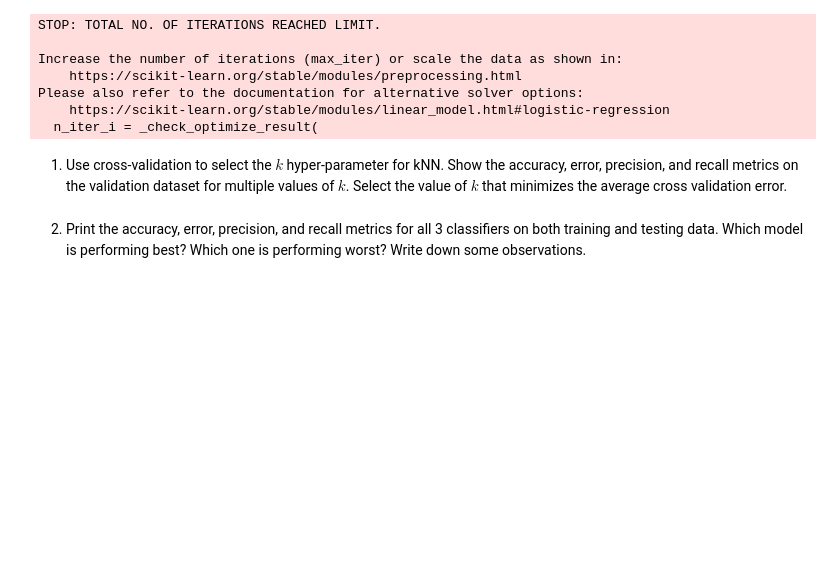
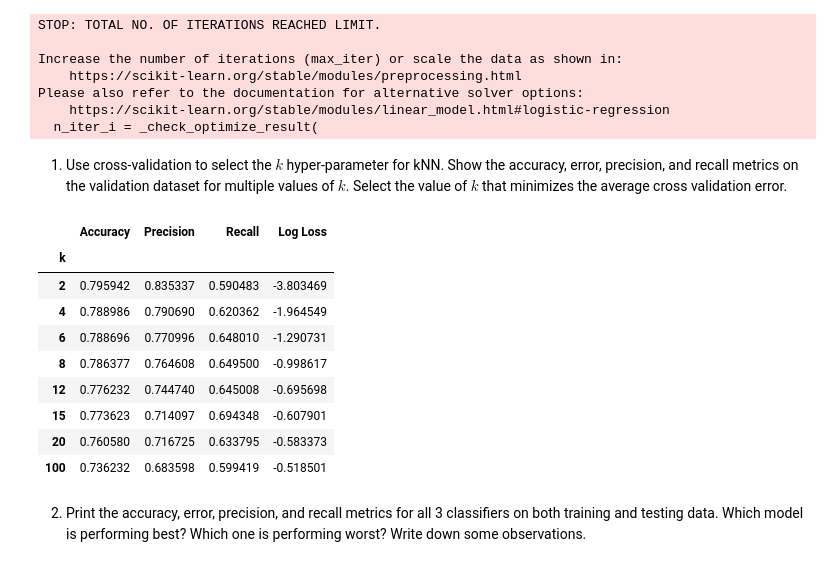
Before and after one commit to pponn/DS4400, a Jupyter notebook: HW3/problem3.ipynb, the cells around one changed output. Drawn from its saved outputs; the diff is of its cells as text; code cells hidden in the pictures; blank space fills up the shorter version.

```diff
--- a/HW3/problem3.ipynb
+++ b/HW3/problem3.ipynb
@@ -63,6 +64,43 @@ knn.fit(X_train, y_train)
 y_pred_knn = knn.predict(np.ascontiguousarray(X_test))
 # %% [markdown]
 1. Use cross-validation to select the $k$ hyper-parameter for kNN. Show the accuracy, error, precision, and recall metrics on the validation dataset for multiple values of $k$. Select the value of $k$ that minimizes the average cross validation error.
+# %%
+k_values = [2, 4, 6, 8, 12, 15, 20, 100]
+
+cross_validation = StratifiedKFold()
+
+rows = []
+
+for k in k_values:
+    knn = KNeighborsClassifier(n_neighbors=k, algorithm='ball_tree')
+    results = cross_validate(knn, X_train, y_train, cv=cross_validation, scoring={
+            'accuracy': 'accuracy',
+            'precision': 'precision',
+            'recall': 'recall',
+            'error':'neg_log_loss',
+        })
+
+    rows.append({
+        "k": k,
+        "Accuracy": results['test_accuracy'].mean(),
+        "Precision": results['test_precision'].mean(),
+        "Recall": results['test_recall'].mean(),
+        "Log Loss": results['test_error'].mean()
+    })
+
+metrics = pd.DataFrame(rows).set_index("k")
+display(metrics)
+# %% [output]
+|  | Accuracy | Precision | Recall | Log Loss |
+| k |  |  |  |  |
+| 2 | 0.795942 | 0.835337 | 0.590483 | -3.803469 |
+| 4 | 0.788986 | 0.790690 | 0.620362 | -1.964549 |
+| 6 | 0.788696 | 0.770996 | 0.648010 | -1.290731 |
+| 8 | 0.786377 | 0.764608 | 0.649500 | -0.998617 |
+| 12 | 0.776232 | 0.744740 | 0.645008 | -0.695698 |
+| 15 | 0.773623 | 0.714097 | 0.694348 | -0.607901 |
+| 20 | 0.760580 | 0.716725 | 0.633795 | -0.583373 |
+| 100 | 0.736232 | 0.683598 | 0.599419 | -0.518501 |
 # %% [markdown]
 2. Print the accuracy, error, precision, and recall metrics for all 3 classifiers on both training and testing data. Which model is performing best? Which one is performing worst? Write down some observations.
 # %%
```
Also changed, not shown: parts of 2 cells of this notebook.
